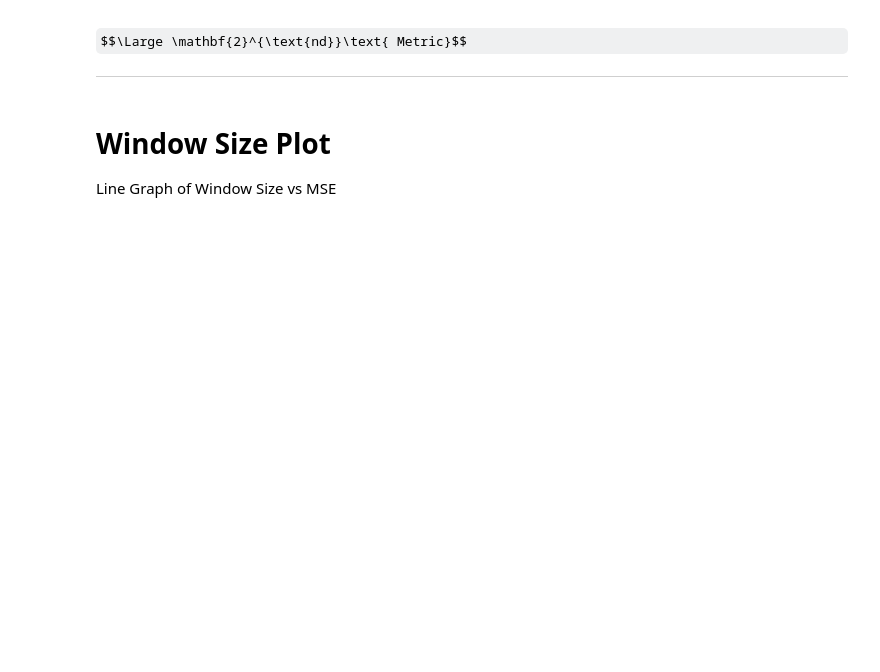
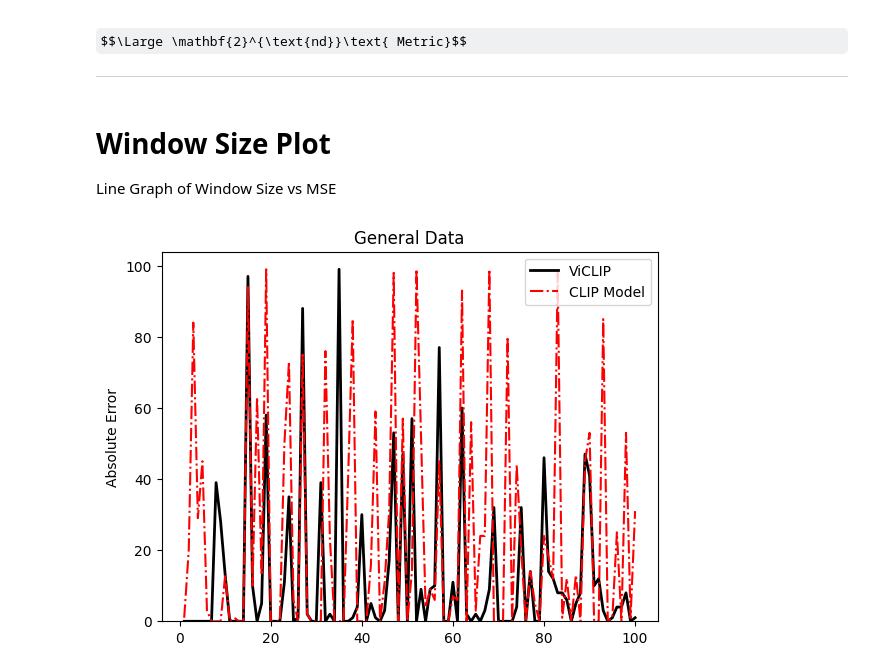
Before and after one commit to ruo2019/photography-model, a Jupyter notebook: visualizing_results.ipynb, the cells around one changed output. Drawn from its saved outputs; the diff is of its cells as text; code cells hidden in the pictures; some formulas as TeX source; blank space fills up the shorter version.

```diff
--- a/visualizing_results.ipynb
+++ b/visualizing_results.ipynb
@@ -451,32 +439,32 @@ IVB_a11[44]
 # %%
 data_k600[44]
 # %%
-compare = 'IVB_g11,CLIP_g'
-data = data_gif87
-
-compare = [eval(x) for x in compare.split(',')]
+compare = [data.ViCLIP('stock100', 8), data.CLIP('stock100', 1)]
+comp_data = data.stock100
 
 fig = plt.figure()
 
 axs = fig.subplot_mosaic([["k600"]])
 
 
 k600 = axs["k600"]
 
-k600.plot(range(1, len(data) + 1),showMetric2(compare[0], data), linewidth=2, color="black")
-k600.plot(range(1, len(data) + 1),showMetric2(compare[1], data), color="red", linestyle="dashdot")
-# k600.plot(range(1, len(data) + 1),showMetric2(compare[2], data), linewidth=2, color="blue")
+k600.plot(range(1, len(comp_data) + 1),showMetric2(compare[0], comp_data), linewidth=2, color="black")
+k600.plot(range(1, len(comp_data) + 1),showMetric2(compare[1], comp_data), color="red", linestyle="dashdot")
+# k600.plot(range(1, len(comp_data) + 1),showMetric2(compare[2], comp_data), linewidth=2, color="blue")
 k600.set_ylabel("Absolute Error")
-k600.legend(["InternVideo-B", "CLIP Model", "ViCLIP"], fontsize=10)
+k600.legend(["ViCLIP", "CLIP Model", "ViCLIP"], fontsize=10)
 k600.set_title("General Data")
 
 
 # plt.xticks(range(0,86, 1))
 # plt.xlim(40, 50)
 # k600.gca().set_position([0, 0, 1, 1])
 
 k600.set_ylim(bottom = 0)
 fig.savefig("general-data-compare.svg", bbox_inches = "tight")
 plt.show()
+# %% [output]
+[figure, added]
 # %%
 def arenaMetric(model1, model2, data):
```
Also changed, not shown: parts of 8 cells of this notebook, 8 other files.
